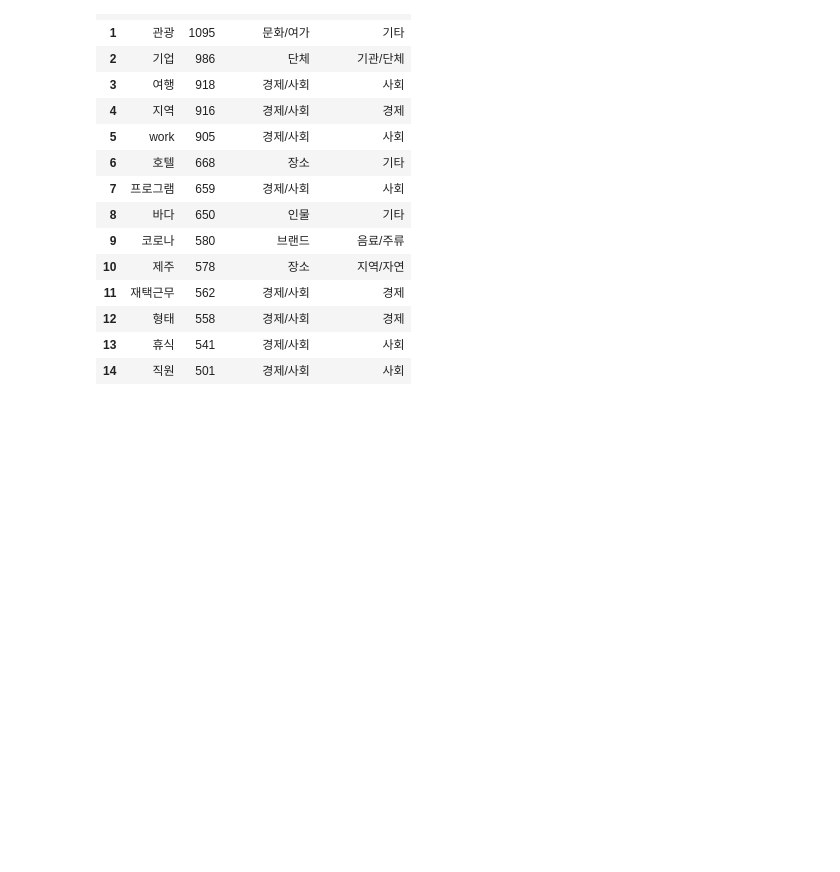
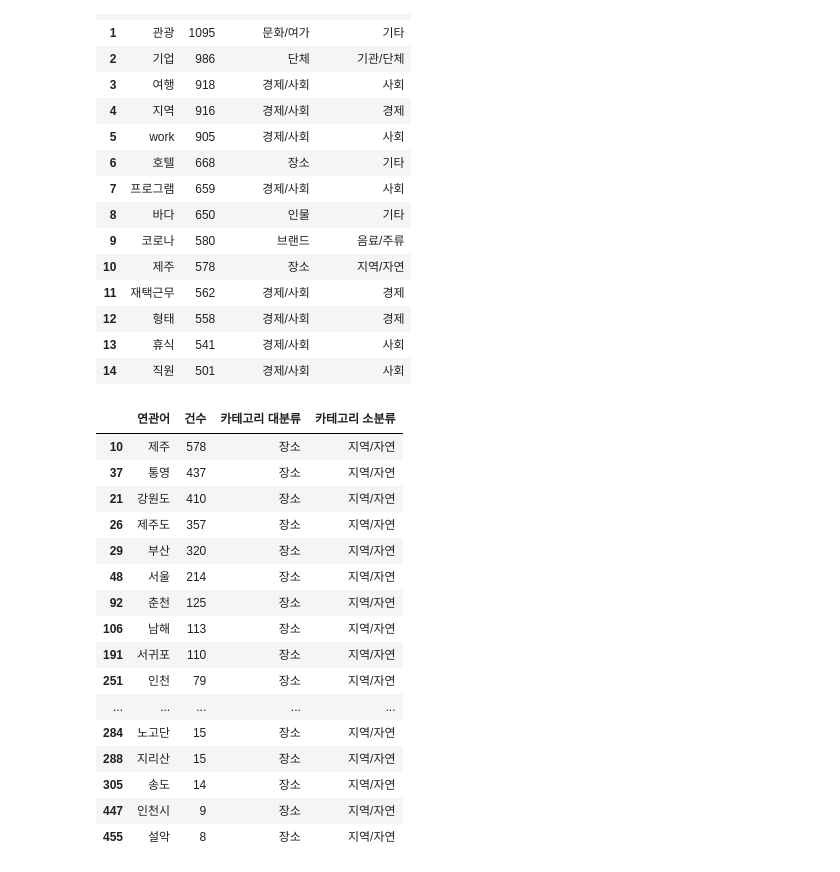
Before and after one commit to sheershay/ise-sr-project, a Jupyter notebook: workation_current_status/public_opinion.ipynb, the cells around one changed output. Saved outputs shown, nothing was run; the diff lists cells and outputs as text; code cells hidden in the pictures; blank space fills up the shorter version.

```diff
--- a/workation_current_status/public_opinion.ipynb
+++ b/workation_current_status/public_opinion.ipynb
@@ -66,3 +67,26 @@ per_v1.iloc[0:15,:]
 | 12 | 형태 | 558 | 경제/사회 | 경제 |
 | 13 | 휴식 | 541 | 경제/사회 | 사회 |
 | 14 | 직원 | 501 | 경제/사회 | 사회 |
+# %%
+per_region=per_v1.loc[per_v1['카테고리 소분류']=='지역/자연']
+per_region['연관어'].is_unique
+per_region.sort_values(by=['건수'],axis=0,ascending=False)
+per_region
+# %% [output]
+|  | 연관어 | 건수 | 카테고리 대분류 | 카테고리 소분류 |
+| 10 | 제주 | 578 | 장소 | 지역/자연 |
+| 37 | 통영 | 437 | 장소 | 지역/자연 |
+| 21 | 강원도 | 410 | 장소 | 지역/자연 |
+| 26 | 제주도 | 357 | 장소 | 지역/자연 |
+| 29 | 부산 | 320 | 장소 | 지역/자연 |
+| 48 | 서울 | 214 | 장소 | 지역/자연 |
+| 92 | 춘천 | 125 | 장소 | 지역/자연 |
+| 106 | 남해 | 113 | 장소 | 지역/자연 |
+| 191 | 서귀포 | 110 | 장소 | 지역/자연 |
+| 251 | 인천 | 79 | 장소 | 지역/자연 |
+| ... | ... | ... | ... | ... |
+| 284 | 노고단 | 15 | 장소 | 지역/자연 |
+| 288 | 지리산 | 15 | 장소 | 지역/자연 |
+| 305 | 송도 | 14 | 장소 | 지역/자연 |
+| 447 | 인천시 | 9 | 장소 | 지역/자연 |
+| 455 | 설악 | 8 | 장소 | 지역/자연 |
```
Also changed, not shown: parts of 4 cells of this notebook.
